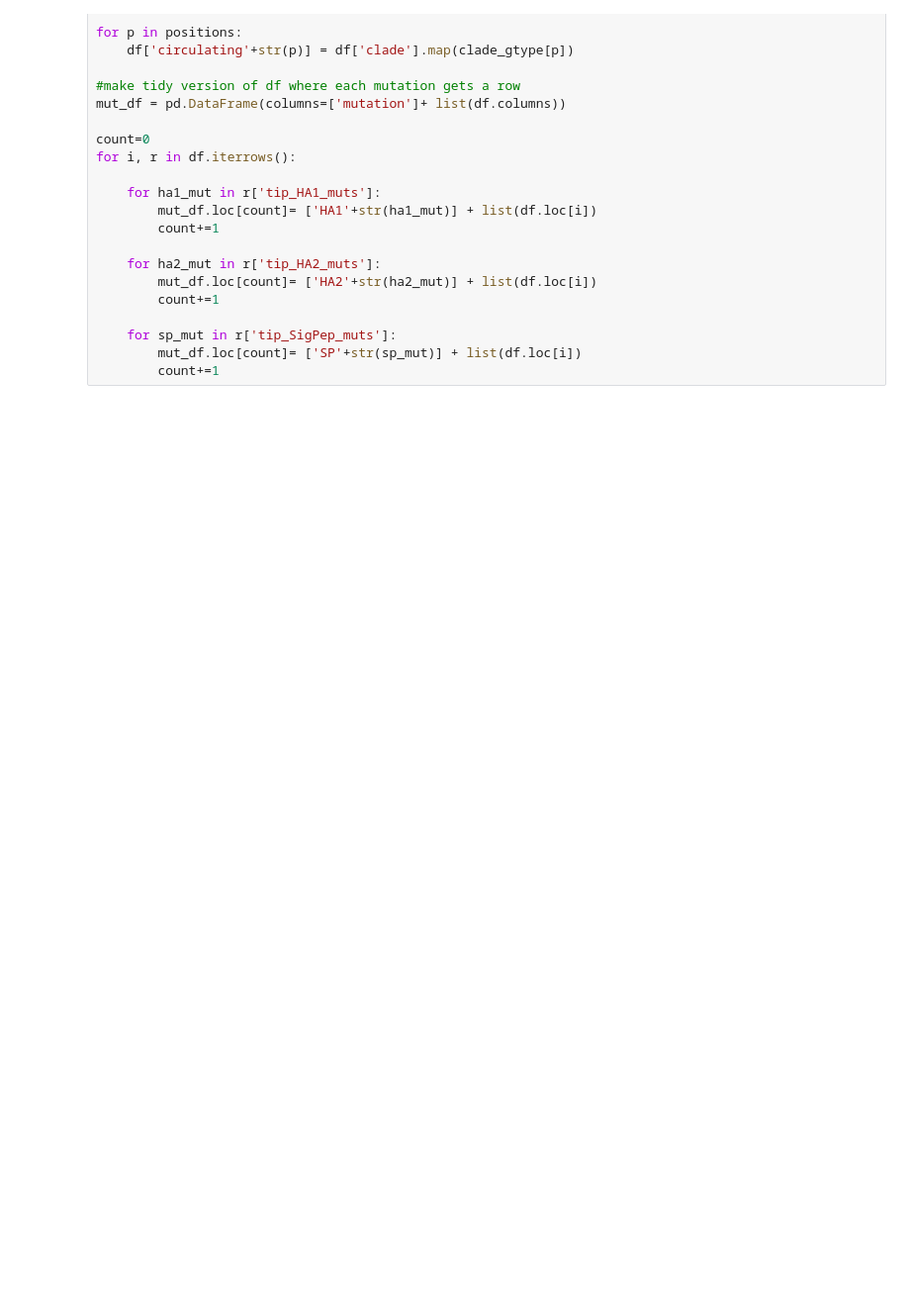
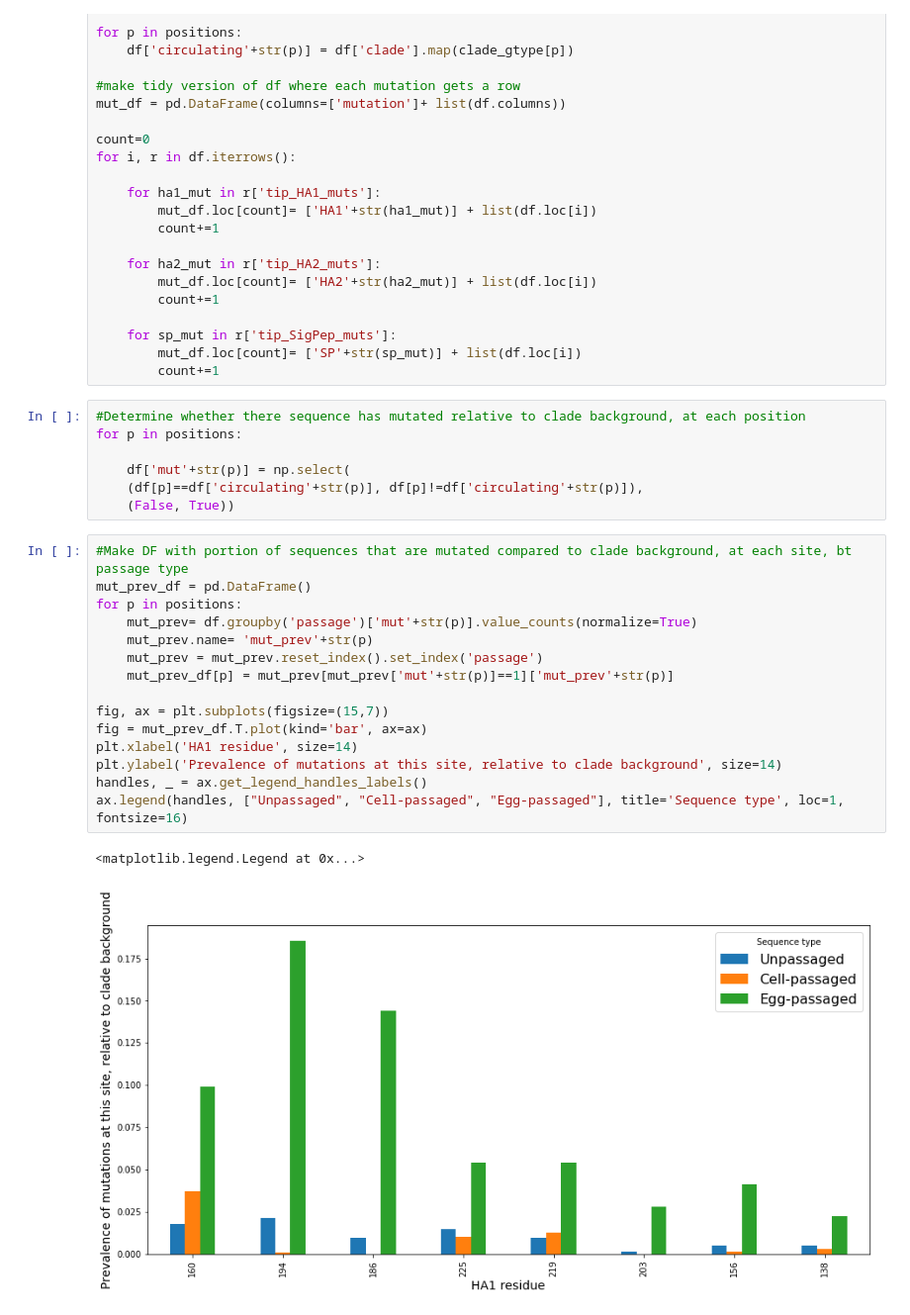
Before and after one commit to blab/egg-passage, a Jupyter notebook: notebooks/other_egg_muts.ipynb, the cells around one changed output. Shown: that part at 99% size. Cells and saved outputs as stored; diff of their text form; blank space fills up the shorter version.

Commit message:
code to determine genotype of circulating virus, by clade, and assess whether sequenced strains have mutations compared to the clade background

```diff
--- a/notebooks/other_egg_muts.ipynb
+++ b/notebooks/other_egg_muts.ipynb
@@ -90,3 +90,28 @@ for i, r in df.iterrows():
     for sp_mut in r['tip_SigPep_muts']:
         mut_df.loc[count]= ['SP'+str(sp_mut)] + list(df.loc[i])
         count+=1
+# %%
+#Determine whether there sequence has mutated relative to clade background, at each position
+for p in positions:
+
+    df['mut'+str(p)] = np.select(
+    (df[p]==df['circulating'+str(p)], df[p]!=df['circulating'+str(p)]),
+    (False, True))
+# %%
+#Make DF with portion of sequences that are mutated compared to clade background, at each site, bt passage type
+mut_prev_df = pd.DataFrame()
+for p in positions:
+    mut_prev= df.groupby('passage')['mut'+str(p)].value_counts(normalize=True)
+    mut_prev.name= 'mut_prev'+str(p)
+    mut_prev = mut_prev.reset_index().set_index('passage')
+    mut_prev_df[p] = mut_prev[mut_prev['mut'+str(p)]==1]['mut_prev'+str(p)]
+
+fig, ax = plt.subplots(figsize=(15,7))
+fig = mut_prev_df.T.plot(kind='bar', ax=ax)
+plt.xlabel('HA1 residue', size=14)
+plt.ylabel('Prevalence of mutations at this site, relative to clade background', size=14)
+handles, _ = ax.get_legend_handles_labels()
+ax.legend(handles, ["Unpassaged", "Cell-passaged", "Egg-passaged"], title='Sequence type', loc=1, fontsize=16)
+# %% [output]
+<matplotlib.legend.Legend at 0x...>
+[figure, added]
```
Also changed, not shown: parts of 1 cell of this notebook.
